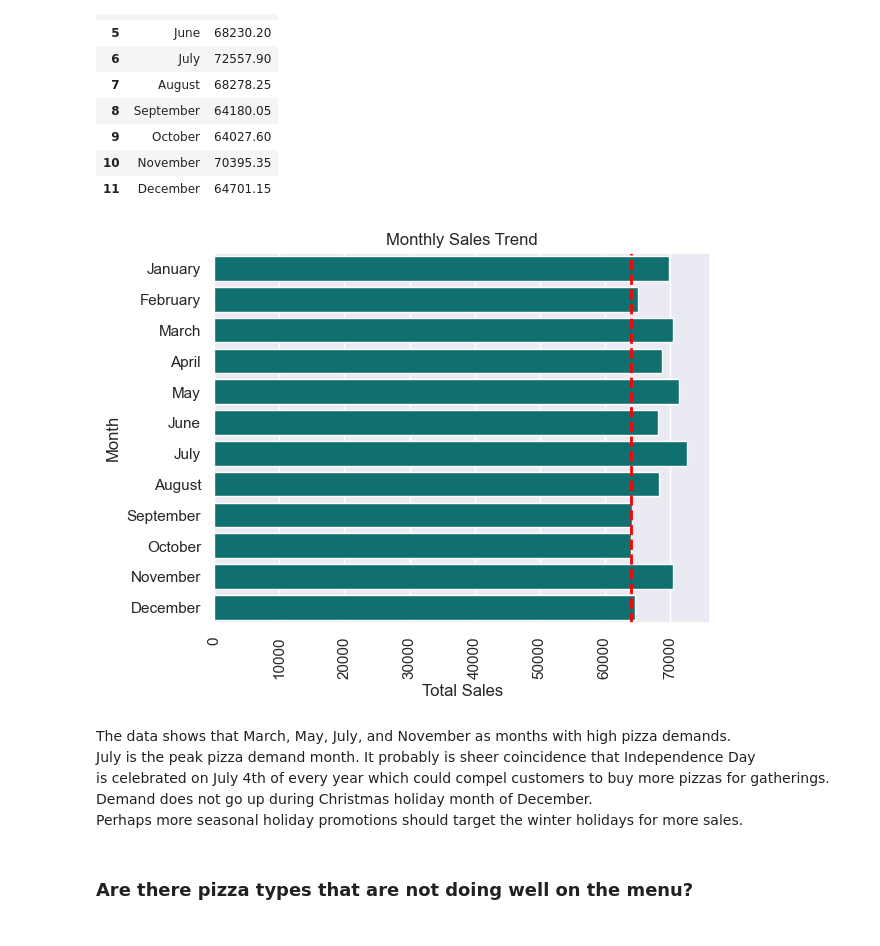
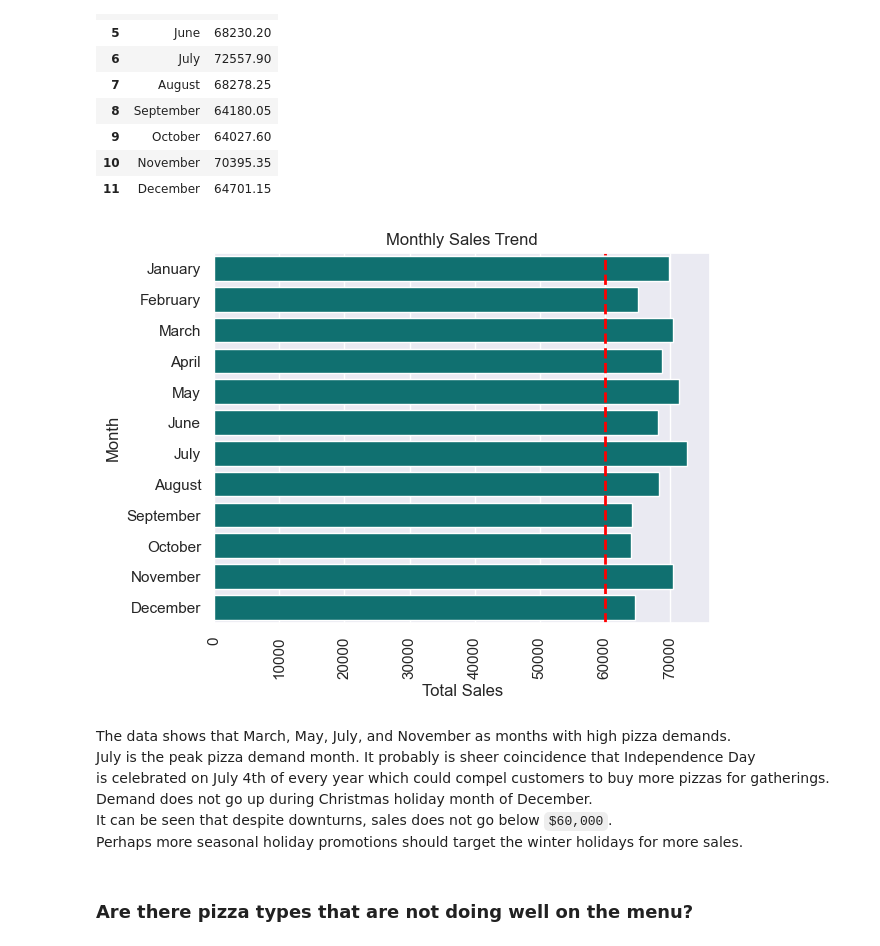
Before and after one commit to pg82647/Pizza-Place-Sales, a Jupyter notebook: notebook/pizza_place_sales_analysis.ipynb, the cells around one changed output. Cells and saved outputs as stored; diff of their text form; code cells hidden in the pictures.

```diff
--- a/notebook/pizza_place_sales_analysis.ipynb
+++ b/notebook/pizza_place_sales_analysis.ipynb
@@ -26,7 +25,7 @@ import warnings
 warnings.filterwarnings("ignore")
 # %%
 # Import orders data
-path_1 = r"C:\Users\Etebom\Downloads\TC\T3\Pizza_Place_Sales\Pizza-Place-Sales\dataset\Pizza+Place+Sales\pizza_sales\orders.csv"
+path_1 = r"C:\Users\Etebom\Downloads\TC\T3\Pizza_Place_Sales\Pizza-Place-Sales\dataset\orders.csv"
 df1 = pd.read_csv(path_1)
 
 # Get a snapshot of df1
@@ -54,7 +53,7 @@ dtypes: int64(1), object(2)
 memory usage: 500.5+ KB
 # %%
 # Import order_details data
-path_2 = r"C:\Users\Etebom\Downloads\TC\T3\Pizza_Place_Sales\Pizza-Place-Sales\dataset\Pizza+Place+Sales\pizza_sales\order_details.csv"
+path_2 = r"C:\Users\Etebom\Downloads\TC\T3\Pizza_Place_Sales\Pizza-Place-Sales\dataset\order_details.csv"
 df2 = pd.read_csv(path_2)
 
 ## Get a snapshot of df2
@@ -82,7 +81,7 @@ dtypes: int64(3), object(1)
 memory usage: 1.5+ MB
 # %%
 # Import pizza_types data
-path_3 = r"C:\Users\Etebom\Downloads\TC\T3\Pizza_Place_Sales\Pizza-Place-Sales\dataset\Pizza+Place+Sales\pizza_sales\pizza_types.csv"
+path_3 = r"C:\Users\Etebom\Downloads\TC\T3\Pizza_Place_Sales\Pizza-Place-Sales\dataset\pizza_types.csv"
 df3 = pd.read_csv(path_3, encoding="cp1252")
 
 # Get a snapshot of df3
@@ -111,7 +110,7 @@ dtypes: object(4)
 memory usage: 1.1+ KB
 # %%
 # Import pizzas data
-path_4 = r"C:\Users\Etebom\Downloads\TC\T3\Pizza_Place_Sales\Pizza-Place-Sales\dataset\Pizza+Place+Sales\pizza_sales\pizzas.csv"
+path_4 = r"C:\Users\Etebom\Downloads\TC\T3\Pizza_Place_Sales\Pizza-Place-Sales\dataset\pizzas.csv"
 df4 = pd.read_csv(path_4)
 
 # Get a snapshot of df4
@@ -352,31 +351,34 @@ spm
 | 11 | December | 64701.15 |
 # %%
 # Horizontal barplot of monthly sales trend with minimum threshhold
-min_sales = spm["Sales"].min()
+# Create horizontal barplot
 sns.barplot(
     data=spm,
     x="Sales",
     y="month",
     color="teal"
 )
+
+# Add threshhold line
 plt.axvline(
-    x=min_sales,
+    x=60000,
     color="red",
     linestyle="--",
     linewidth=2
 )
 plt.title("Monthly Sales Trend")
 plt.xlabel("Total Sales")
 plt.xticks(rotation=90)
 plt.ylabel("Month")
 plt.show();
 # %% [output]
-[figure, old version]
+[figure, new version]
 # %% [markdown]
 The data shows that March, May, July, and November as months with high pizza demands.
 July is the peak pizza demand month. It probably is sheer coincidence that Independence Day
 is celebrated on July 4th of every year which could compel customers to buy more pizzas for gatherings.
 Demand does not go up during Christmas holiday month of December.
+It can be seen that despite downturns, sales does not go below `$60,000`.
 Perhaps more seasonal holiday promotions should target the winter holidays for more sales.
 # %% [markdown]
 ### Are there pizza types that are not doing well on the menu?
```
Also changed, not shown: parts of 2 cells of this notebook, 10 other files.
